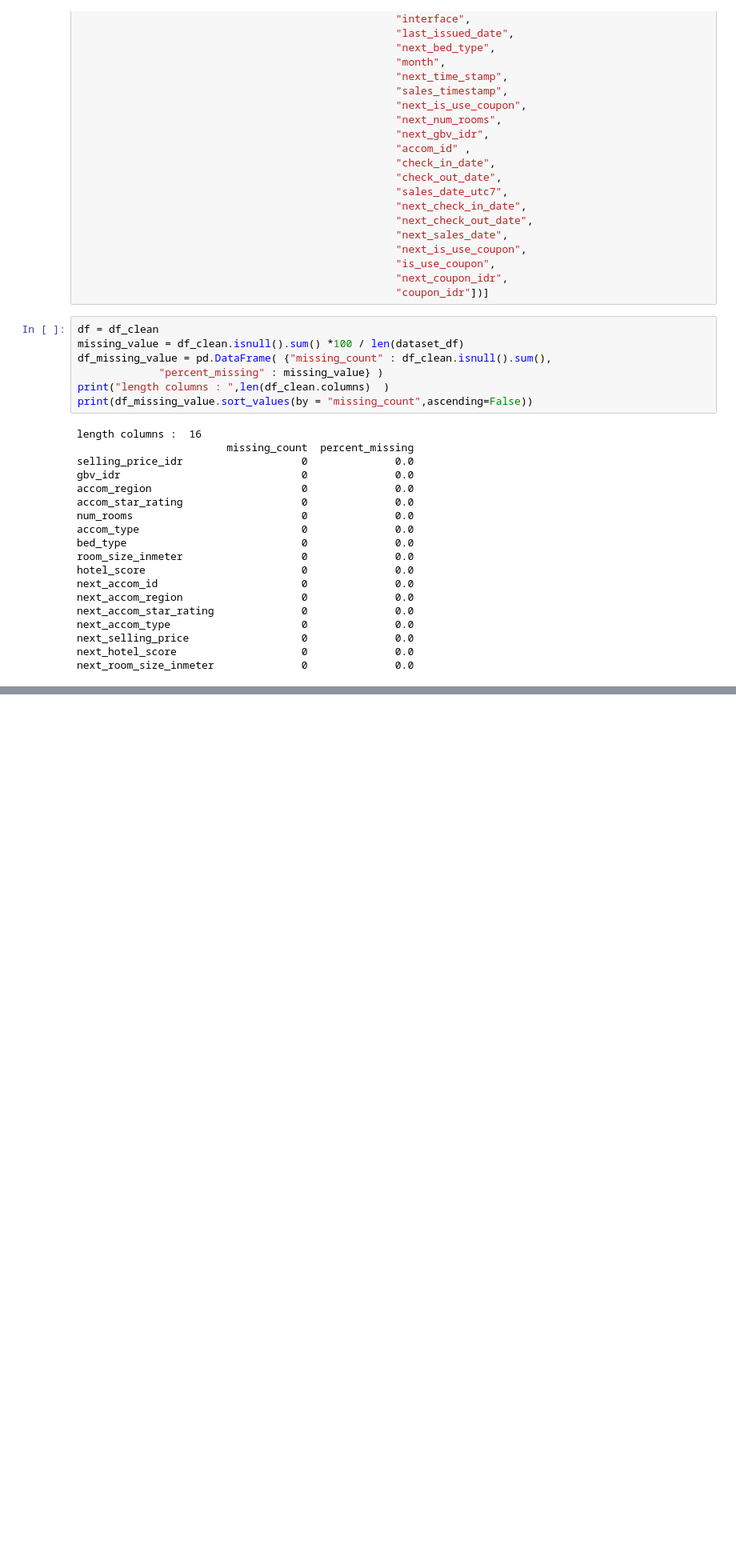
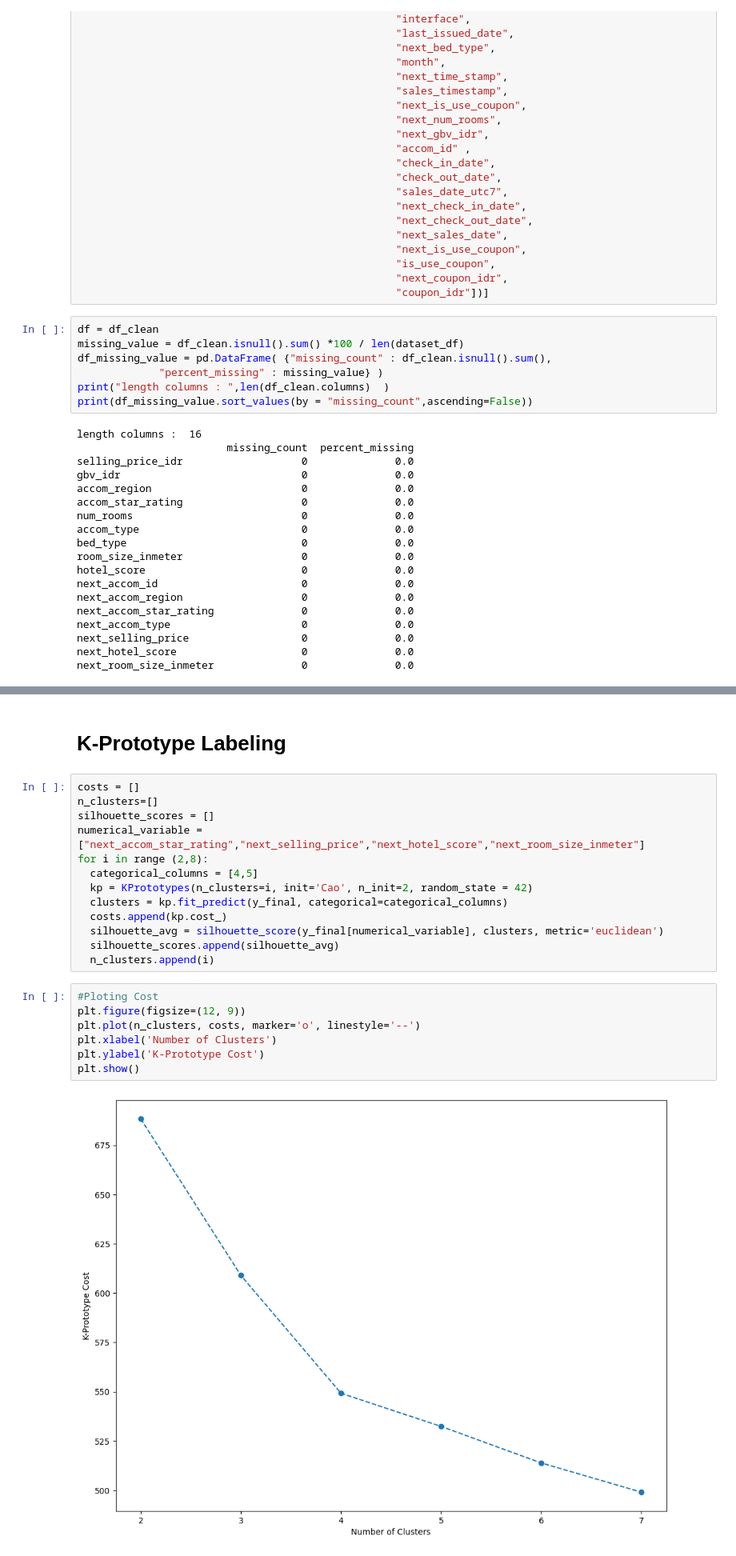
Before and after one commit to Modequick/Machine-Learning-Project, a Jupyter notebook: Skripsi_2_0.ipynb, the cells around one changed output, grey strips where cells are left out. Shown at 80% size. Saved outputs shown, nothing was run; the diff lists cells and outputs as text; blank space fills up the shorter version.

```diff
--- a/Skripsi_2_0.ipynb
+++ b/Skripsi_2_0.ipynb
@@ -260,0 +304,24 @@ See the caveats in the documentation: https://pandas.pydata.org/pandas-docs/stab
+# %% [markdown]
+# K-Prototype Labeling
+# %%
+costs = []
+n_clusters=[]
+silhouette_scores = []
+numerical_variable = ["next_accom_star_rating","next_selling_price","next_hotel_score","next_room_size_inmeter"]
+for i in range (2,8):
+  categorical_columns = [4,5]
+  kp = KPrototypes(n_clusters=i, init='Cao', n_init=2, random_state = 42)
+  clusters = kp.fit_predict(y_final, categorical=categorical_columns)
+  costs.append(kp.cost_)
+  silhouette_avg = silhouette_score(y_final[numerical_variable], clusters, metric='euclidean')
+  silhouette_scores.append(silhouette_avg)
+  n_clusters.append(i)
+# %%
+#Ploting Cost
+plt.figure(figsize=(12, 9))
+plt.plot(n_clusters, costs, marker='o', linestyle='--')
+plt.xlabel('Number of Clusters')
+plt.ylabel('K-Prototype Cost')
+plt.show()
+# %% [output]
+[figure, added]
```
Also changed, not shown: parts of 20 cells of this notebook.
